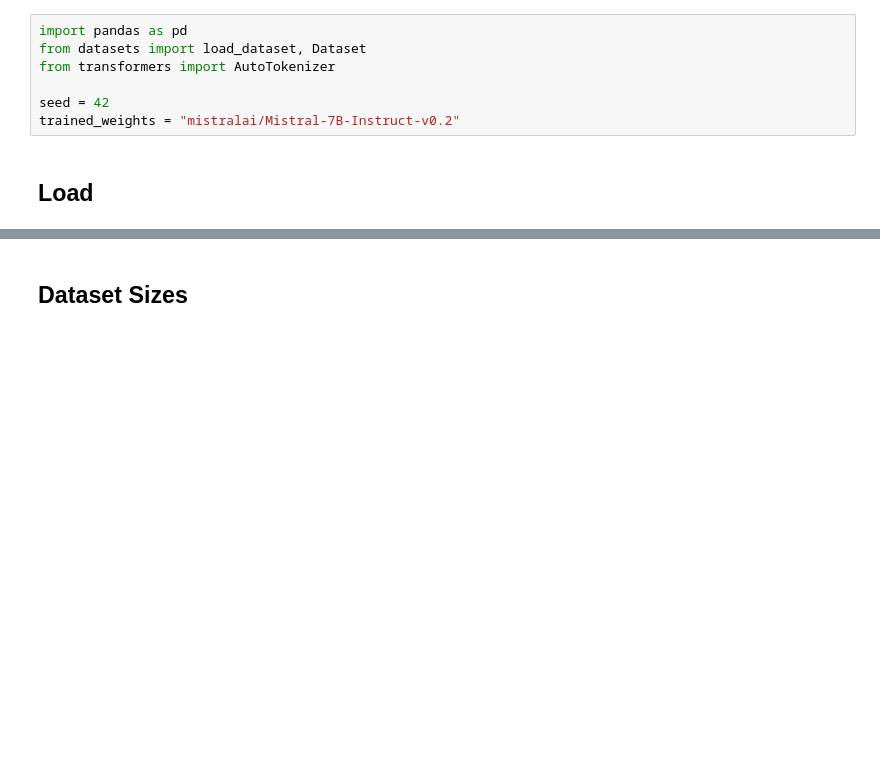
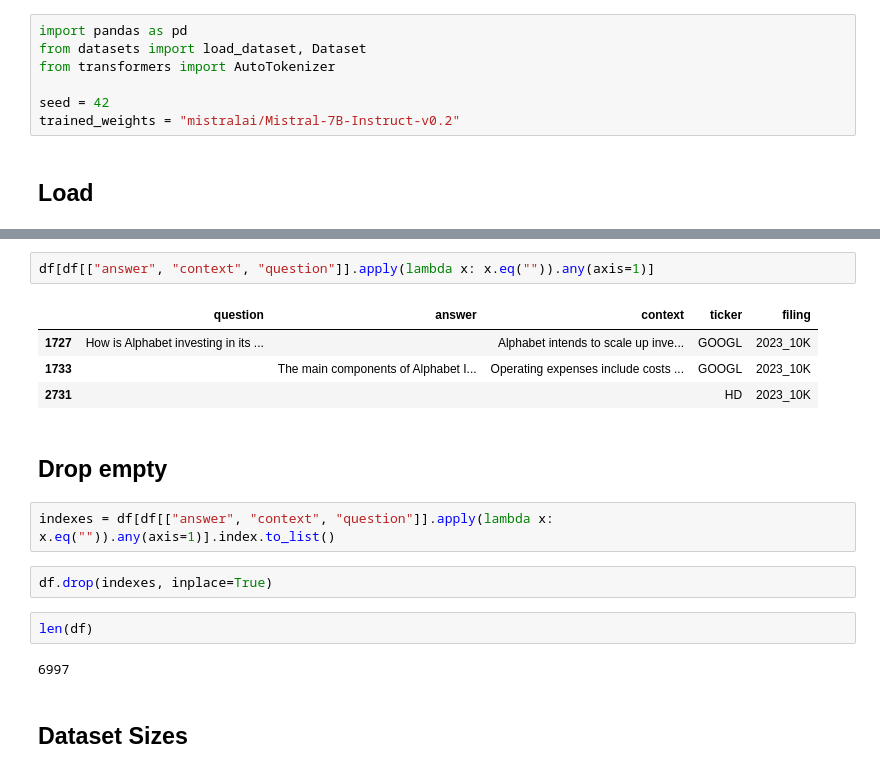
Before and after one commit to coffeedrunkpanda/alpha-crunch, a Jupyter notebook: notebooks/FinanceLLM_dataset.ipynb, the cells around one changed output, grey strips where cells are left out. Drawn from its saved outputs; the diff is of its cells as text; blank space fills up the shorter version.

Commit message:
fix: Remove empty fields from the dataset

```diff
--- a/notebooks/FinanceLLM_dataset.ipynb
+++ b/notebooks/FinanceLLM_dataset.ipynb
@@ -27,3 +37,20 @@ Warning: You are sending unauthenticated requests to the HF Hub. Please set a HF
+# %%
+df[df[["answer", "context", "question"]].apply(lambda x: x.eq("")).any(axis=1)]
+# %% [output]
+|  | question | answer | context | ticker | filing |
+| 1727 | How is Alphabet investing in its ... |  | Alphabet intends to scale up inve... | GOOGL | 2023_10K |
+| 1733 |  | The main components of Alphabet I... | Operating expenses include costs ... | GOOGL | 2023_10K |
+| 2731 |  |  |  | HD | 2023_10K |
+# %% [markdown]
+## Drop empty
+# %%
+indexes = df[df[["answer", "context", "question"]].apply(lambda x: x.eq("")).any(axis=1)].index.to_list()
+# %%
+df.drop(indexes, inplace=True)
+# %%
+len(df)
+# %% [output]
+6997
 # %% [markdown]
 ## Dataset Sizes
 # %%
```
Also changed, not shown: parts of 17 cells of this notebook.
